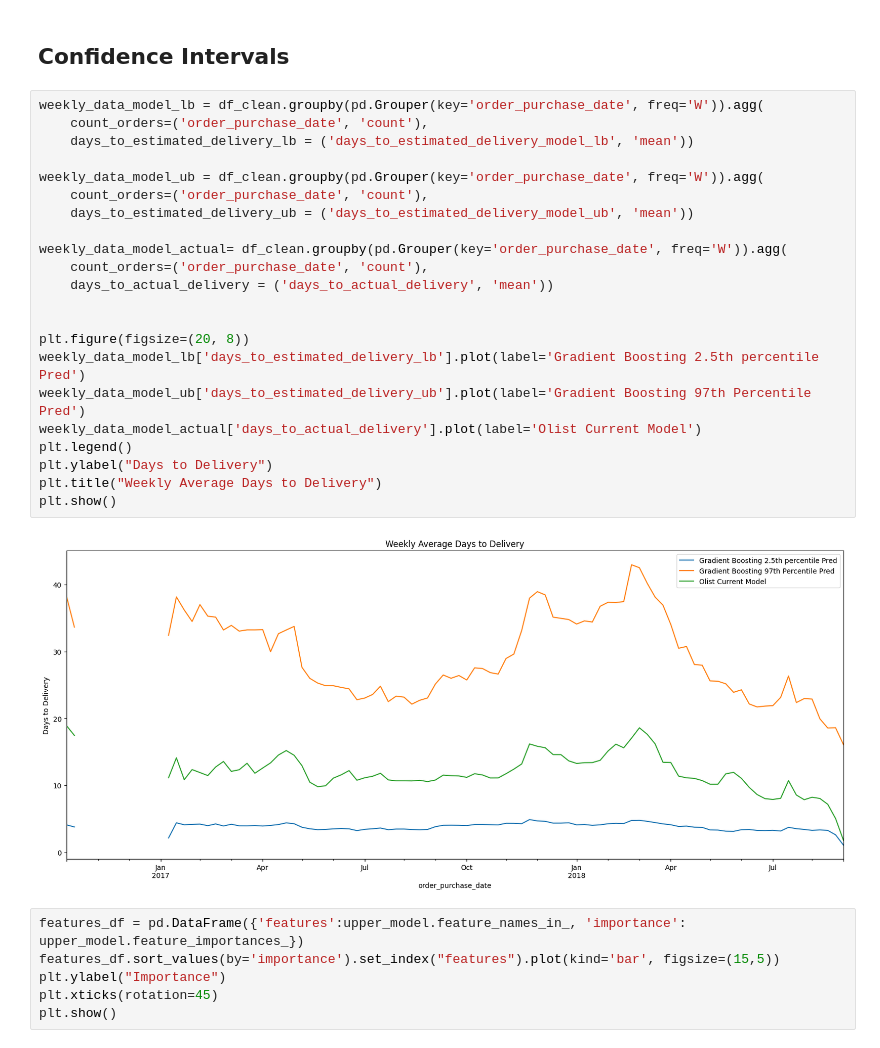
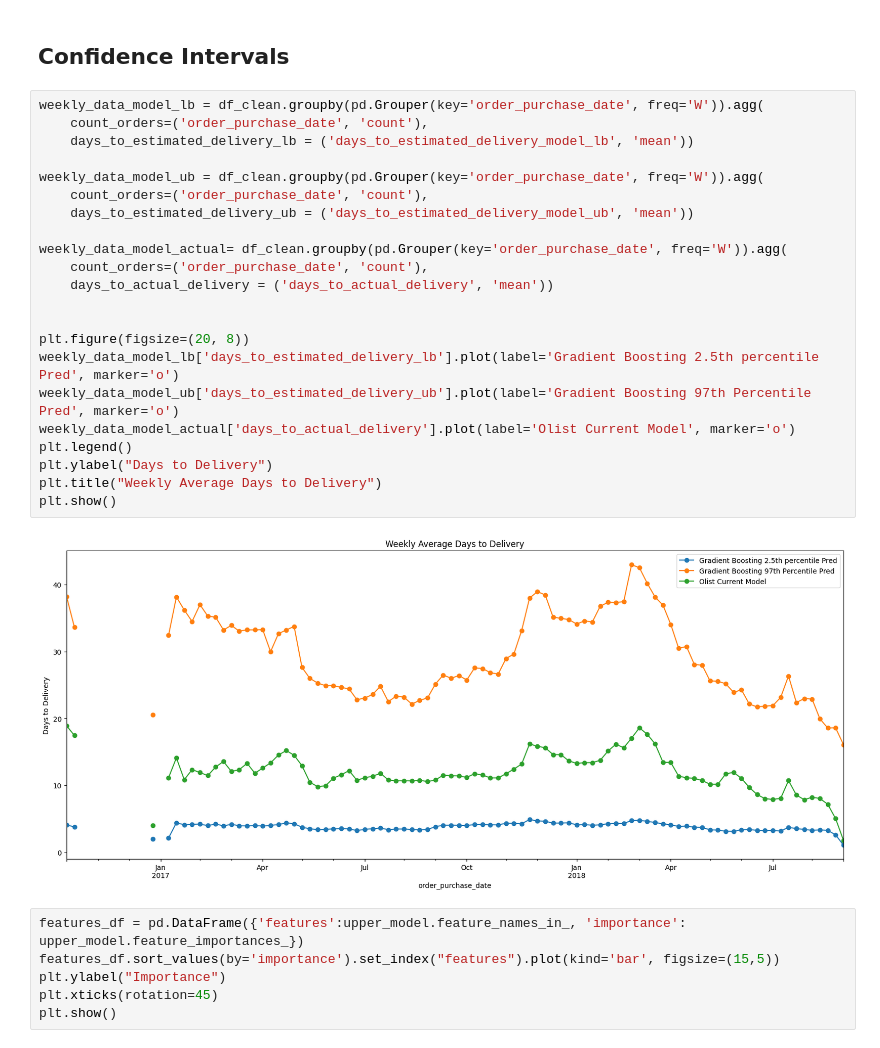
Before and after one commit to menni99/causal-attribution-analysis, a Jupyter notebook: notebooks/forecast-analysis.ipynb, the cells around one changed output. Drawn from its saved outputs; the diff is of its cells as text.

```diff
--- a/notebooks/forecast-analysis.ipynb
+++ b/notebooks/forecast-analysis.ipynb
@@ -322,27 +322,27 @@ plt.show()
 # %%
 weekly_data_model_lb = df_clean.groupby(pd.Grouper(key='order_purchase_date', freq='W')).agg(
     count_orders=('order_purchase_date', 'count'),
     days_to_estimated_delivery_lb = ('days_to_estimated_delivery_model_lb', 'mean'))
 
 weekly_data_model_ub = df_clean.groupby(pd.Grouper(key='order_purchase_date', freq='W')).agg(
     count_orders=('order_purchase_date', 'count'),
     days_to_estimated_delivery_ub = ('days_to_estimated_delivery_model_ub', 'mean'))
 
 weekly_data_model_actual= df_clean.groupby(pd.Grouper(key='order_purchase_date', freq='W')).agg(
     count_orders=('order_purchase_date', 'count'),
     days_to_actual_delivery = ('days_to_actual_delivery', 'mean'))
 
 
 plt.figure(figsize=(20, 8))
-weekly_data_model_lb['days_to_estimated_delivery_lb'].plot(label='Gradient Boosting 2.5th percentile Pred')
-weekly_data_model_ub['days_to_estimated_delivery_ub'].plot(label='Gradient Boosting 97th Percentile Pred')
-weekly_data_model_actual['days_to_actual_delivery'].plot(label='Olist Current Model')
+weekly_data_model_lb['days_to_estimated_delivery_lb'].plot(label='Gradient Boosting 2.5th percentile Pred', marker='o')
+weekly_data_model_ub['days_to_estimated_delivery_ub'].plot(label='Gradient Boosting 97th Percentile Pred', marker='o')
+weekly_data_model_actual['days_to_actual_delivery'].plot(label='Olist Current Model', marker='o')
 plt.legend()
 plt.ylabel("Days to Delivery")
 plt.title("Weekly Average Days to Delivery")
 plt.show()
 # %% [output]
-[figure, old version]
+[figure, new version]
 # %%
 features_df = pd.DataFrame({'features':upper_model.feature_names_in_, 'importance': upper_model.feature_importances_})
 features_df.sort_values(by='importance').set_index("features").plot(kind='bar', figsize=(15,5))
```
Also changed, not shown: parts of 5 cells of this notebook.
